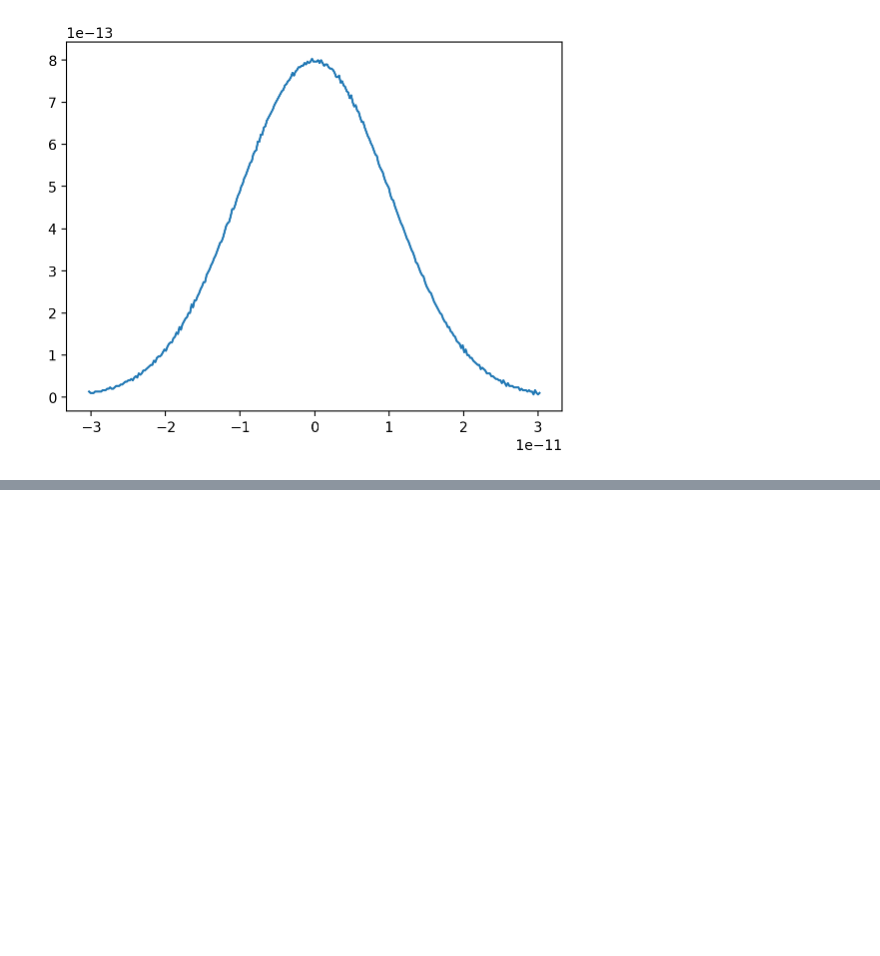
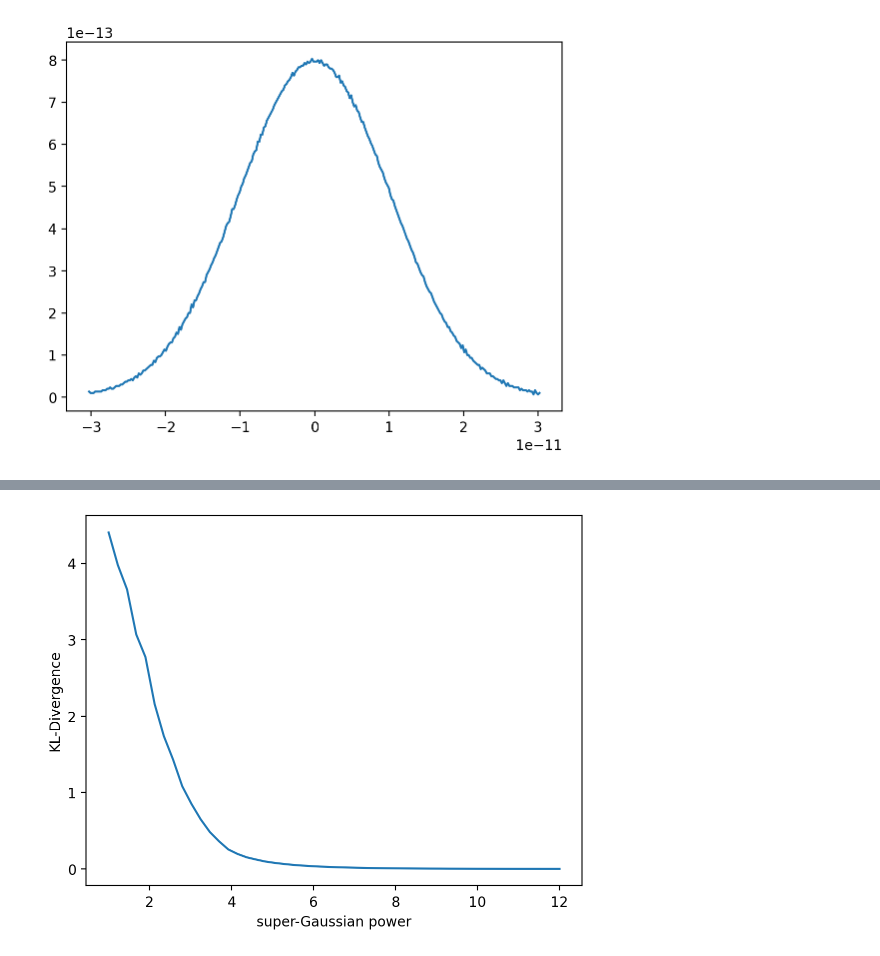
Before and after one commit to ColwynGulliford/distgen, a Jupyter notebook: examples/metrics/metrics.ipynb, the cells around one changed output, grey strips where cells are left out. Drawn from its saved outputs; the diff is of its cells as text; code cells hidden in the pictures; blank space fills up the shorter version.

```diff
--- a/examples/metrics/metrics.ipynb
+++ b/examples/metrics/metrics.ipynb
@@ -216,0 +156,6 @@ plt.plot(ps, res2s);
+# %%
+plt.plot(ps, kldivs);
+plt.xlabel('super-Gaussian power');
+plt.ylabel('KL-Divergence');
+# %% [output]
+[figure, added]
```
Also changed, not shown: parts of 9 cells of this notebook, 17 other files.
